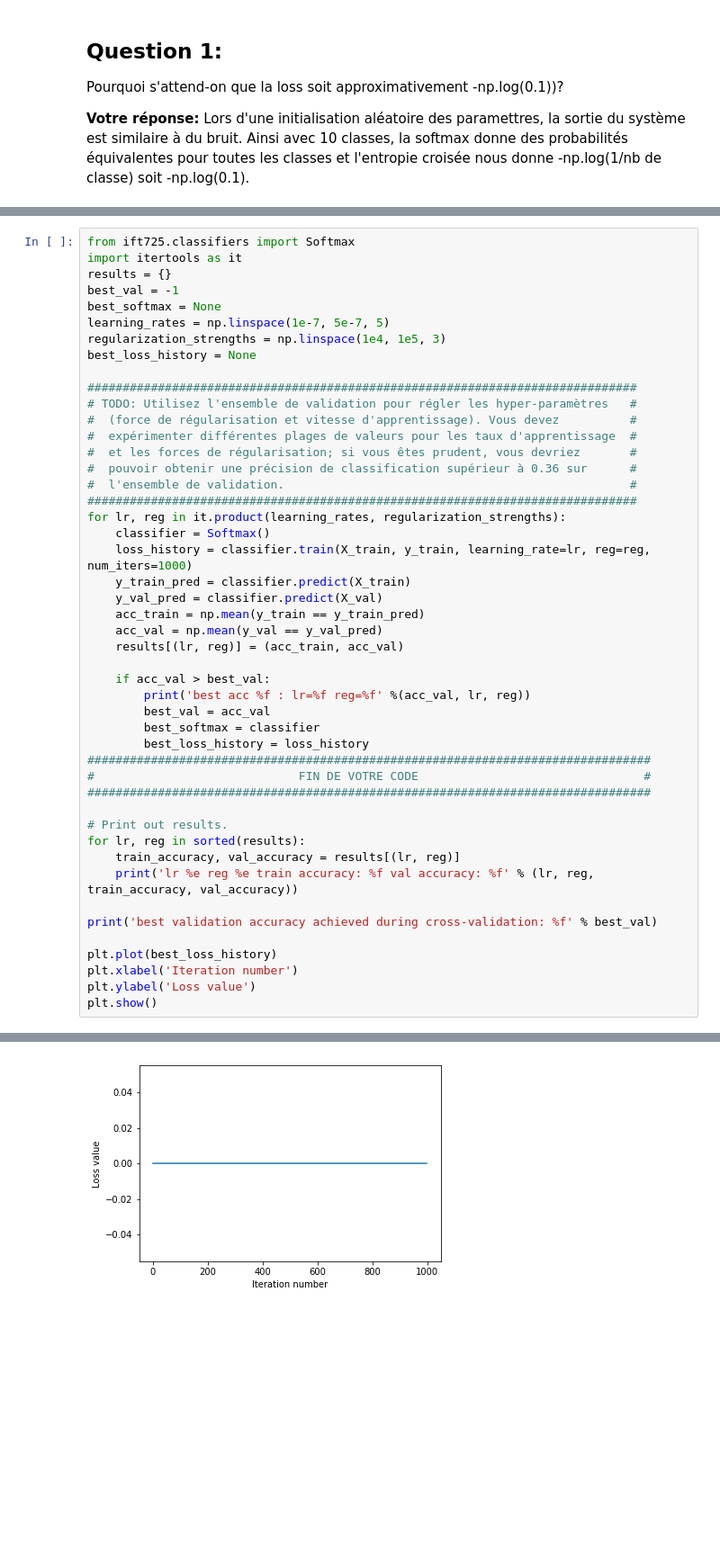
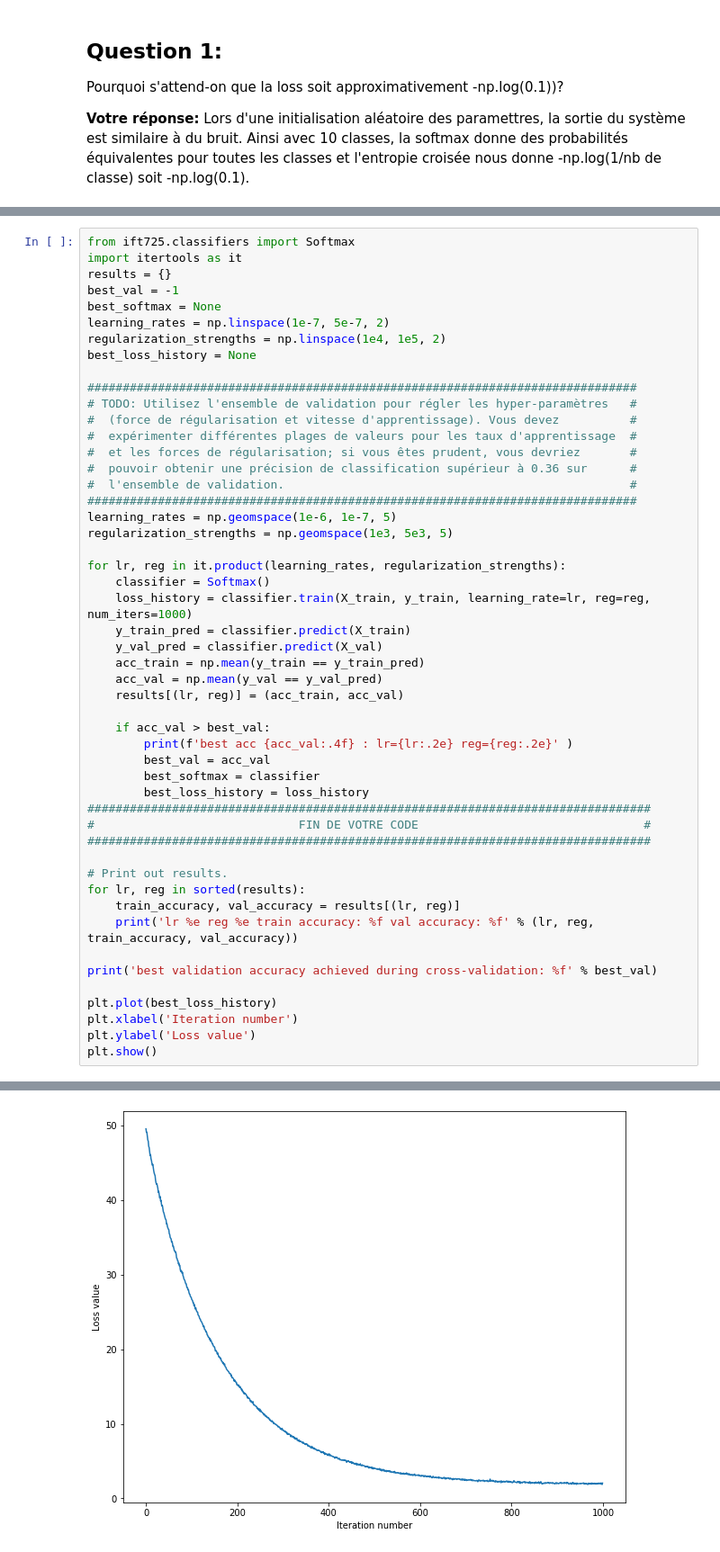
Before and after one commit to Seb-Leb/IFT725_TP, a Jupyter notebook: TP1/prog/softmax.ipynb, the cells around one changed output, grey strips where cells are left out. Shown at 90% size. Drawn from its saved outputs; the diff is of its cells as text; blank space fills up the shorter version.

```diff
--- a/TP1/prog/softmax.ipynb
+++ b/TP1/prog/softmax.ipynb
@@ -214,8 +222,8 @@ import itertools as it
 results = {}
 best_val = -1
 best_softmax = None
-learning_rates = np.linspace(1e-7, 5e-7, 5)
-regularization_strengths = np.linspace(1e4, 1e5, 3)
+learning_rates = np.linspace(1e-7, 5e-7, 2)
+regularization_strengths = np.linspace(1e4, 1e5, 2)
 best_loss_history = None
 
 ##############################################################################
@@ -226,6 +234,9 @@ best_loss_history = None
 #  pouvoir obtenir une précision de classification supérieur à 0.36 sur      #
 #  l'ensemble de validation.                                                 #
 ##############################################################################
+learning_rates = np.geomspace(1e-6, 1e-7, 5)
+regularization_strengths = np.geomspace(1e3, 5e3, 5)
+
 for lr, reg in it.product(learning_rates, regularization_strengths):
     classifier = Softmax()
     loss_history = classifier.train(X_train, y_train, learning_rate=lr, reg=reg, num_iters=1000)
@@ -236,7 +247,7 @@ for lr, reg in it.product(learning_rates, regularization_strengths):
     results[(lr, reg)] = (acc_train, acc_val)
 
     if acc_val > best_val:
-        print('best acc %f : lr=%f reg=%f' %(acc_val, lr, reg))
+        print(f'best acc {acc_val:.4f} : lr={lr:.2e} reg={reg:.2e}' )
         best_val = acc_val
         best_softmax = classifier
         best_loss_history = loss_history
@@ -276,4 +287,4 @@ best validation accuracy achieved during cross-validation: 0.087000
-[figure, old version]
+[figure, new version]
 # %%
 # evaluate on test set
 # Evaluate the best softmax on test set
```
Also changed, not shown: parts of 8 cells of this notebook, 2 other files.
